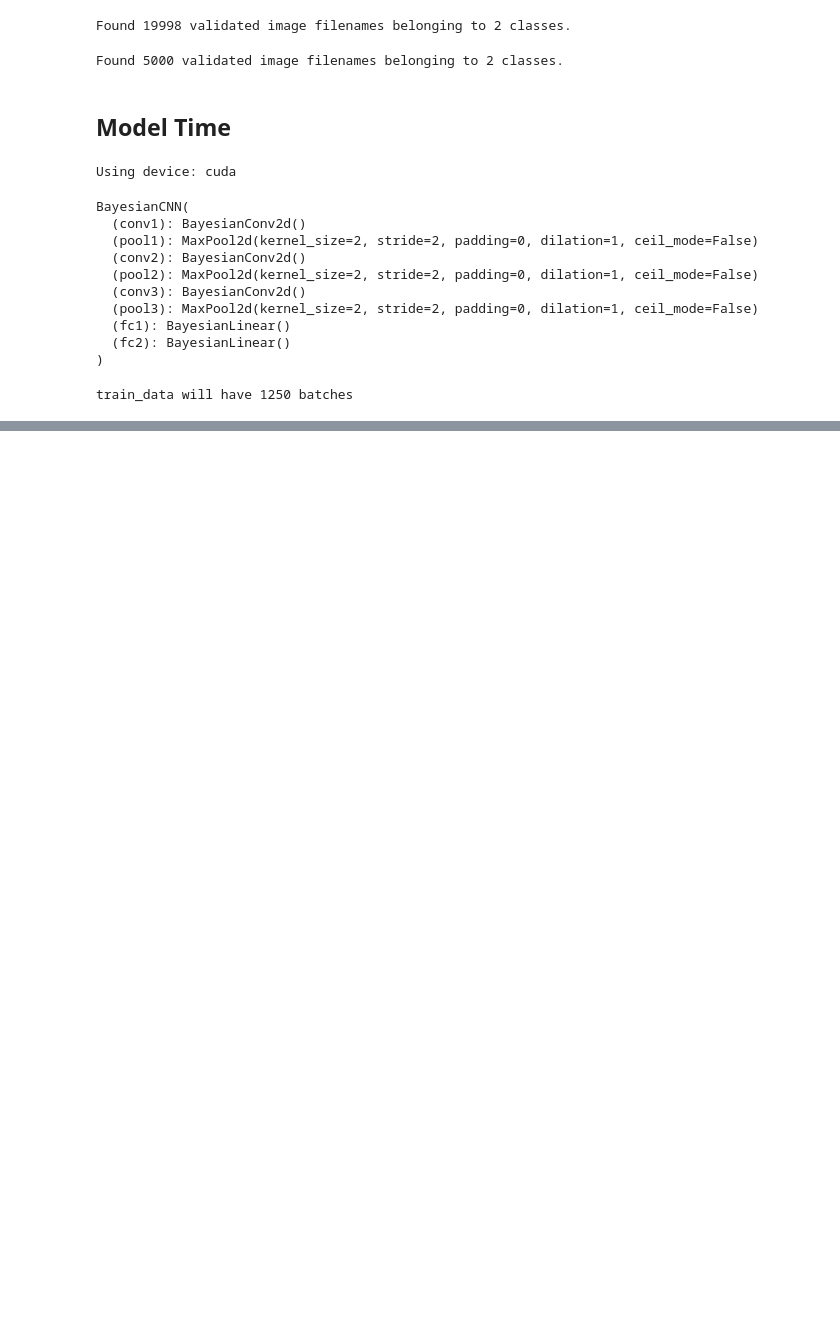
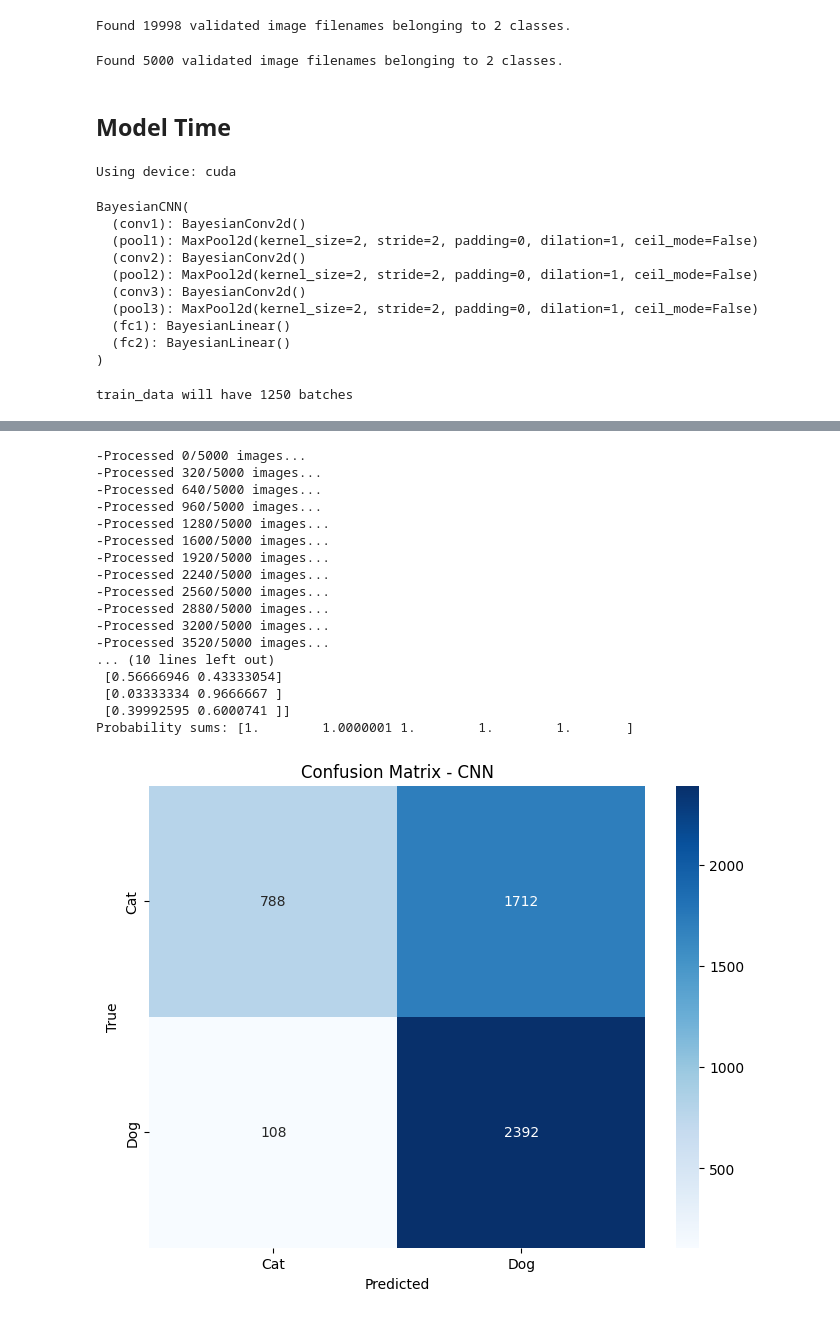
Before and after one commit to noazlee/stat340_bayesian_cnns, a Jupyter notebook: notebooks/bayesian_cnn_cats_dogs.ipynb, the cells around one changed output, grey strips where cells are left out. Cells and saved outputs as stored; diff of their text form; code cells hidden in the pictures; blank space fills up the shorter version.

```diff
--- a/notebooks/bayesian_cnn_cats_dogs.ipynb
+++ b/notebooks/bayesian_cnn_cats_dogs.ipynb
@@ -621,6 +608,7 @@ Final Validation Accuracy: 49.36%
 device = torch.device('cuda' if torch.cuda.is_available() else 'cpu')
 
 model = BayesianCNN().to(device)
-model.load_state_dict(torch.load(f'{save_dir}checkpoint_epoch_10.pth'))
+checkpoint = torch.load(f'{save_dir}/best_bayesian_cnn_catdog.pth', weights_only=False)
+model.load_state_dict(checkpoint['model_state_dict'])
 model.eval()
 # %% [output]
@@ -627,0 +652,71 @@ FileNotFoundError: [Errno 2] No such file or directory: '../models/checkpoint_ep
+# %%
+model.eval()
+y_pred_list = []
+y_pred_proba_list = []
+batch_size = 32
+# batch_size = 16
+num_samples = 30
+
+with torch.no_grad():
+    for i in range(0,len(X_test), batch_size):
+        batch_end = min(i + batch_size, len(X_test))
+        batch_data = X_test[i:batch_end]
+        batch_tensor = torch.FloatTensor(batch_data).permute(0, 3, 1, 2).to(device)
+
+        batch_mean_probs, batch_std, _ = model.predict_with_uncertainty(batch_tensor, num_samples=num_samples)
+        batch_pred = torch.argmax(batch_mean_probs, dim=1)
+
+        # Move predictions back to CPU and store
+        y_pred_list.extend(batch_pred.cpu().numpy())
+        y_pred_proba_list.extend(batch_mean_probs.cpu().numpy())
+
+        # Clear GPU memory
+        del batch_tensor, batch_mean_probs, batch_std, batch_pred
+        torch.cuda.empty_cache()
+
+        if (i // batch_size) % 10 == 0:
+            print(f"-Processed {i}/{len(X_test)} images...")
+
+y_pred = np.array(y_pred_list)
+y_pred_proba = np.array(y_pred_proba_list)
+y_test_true = y_test.astype(int)
+
+print(f"Predictions complete! Shape: {y_pred.shape}")
+print(f"Prediction probabilities shape: {y_pred_proba.shape}")
+print(f"Sample predictions (first 5):")
+print(f"Class predictions: {y_pred[:5]}")
+print(f"Probabilities:{y_pred_proba[:5]}")
+print(f"Probability sums: {y_pred_proba[:5].sum(axis=1)}")
+
+# Confusion Matrix
+cm = confusion_matrix(y_test_true, y_pred)
+plt.figure(figsize=(8, 6))
+sns.heatmap(cm, annot=True, fmt='d', cmap='Blues',
+            xticklabels=['Cat', 'Dog'],
+            yticklabels=['Cat', 'Dog'])
+plt.xlabel('Predicted')
+plt.ylabel('True')
+plt.title('Confusion Matrix - CNN')
+plt.show()
+
+print(classification_report(y_test_true, y_pred,
+                          target_names=['Cat', 'Dog']))
+# %% [output]
+-Processed 0/5000 images...
+-Processed 320/5000 images...
+-Processed 640/5000 images...
+-Processed 960/5000 images...
+-Processed 1280/5000 images...
+-Processed 1600/5000 images...
+-Processed 1920/5000 images...
+-Processed 2240/5000 images...
+-Processed 2560/5000 images...
+-Processed 2880/5000 images...
+-Processed 3200/5000 images...
+-Processed 3520/5000 images...
+... (10 lines left out)
+ [0.56666946 0.43333054]
+ [0.03333334 0.9666667 ]
+ [0.39992595 0.6000741 ]]
+Probability sums: [1.        1.0000001 1.        1.        1.       ]
+[figure, added]
```
Also changed, not shown: parts of 20 cells of this notebook, 5 other files.
